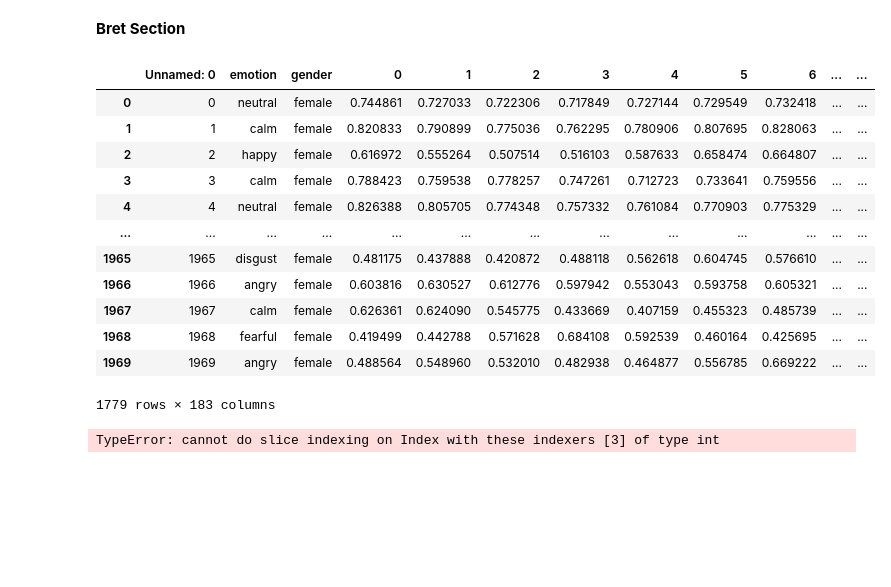
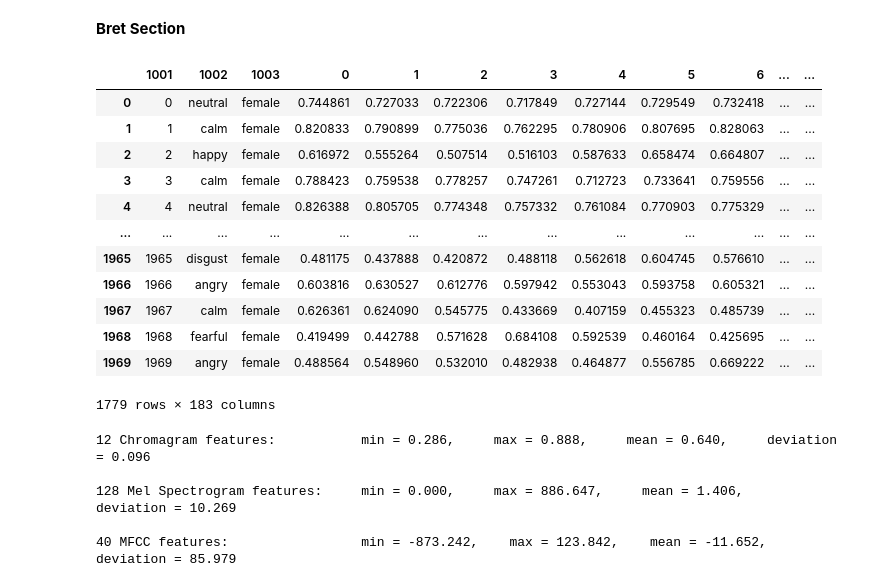
Before and after one commit to BretBauslaugh/Week3-Machine_Learning, a Jupyter notebook: Week_3_MachineLearning.ipynb, the cells around one changed output. Cells and saved outputs as stored; diff of their text form; code cells hidden in the pictures; blank space fills up the shorter version.

```diff
--- a/Week_3_MachineLearning.ipynb
+++ b/Week_3_MachineLearning.ipynb
@@ -574,11 +574,11 @@ As wonderful as Random Forests are, it's clear that we're going to need to pull
 # %% [markdown]
 **Bret Section**
 # %%
-dataset_combined = pd.read_csv('/content/drive/MyDrive/combinedEmo.csv')
-dataset_combined = dataset_combined.drop(dataset_combined[(dataset_combined['emotion'] == "surprised")].index)
+dataset_combined = pd.read_csv('/content/drive/MyDrive/combinedList.csv')
+dataset_combined = dataset_combined.drop(dataset_combined[(dataset_combined['1002'] == "surprised")].index)
 dataset_combined.head(2000)
 # %% [output]
-|  | Unnamed: 0 | emotion | gender | 0 | 1 | 2 | 3 | 4 | 5 | 6 | ... | ... |
+|  | 1001 | 1002 | 1003 | 0 | 1 | 2 | 3 | 4 | 5 | 6 | ... | ... |
 | 0 | 0 | neutral | female | 0.744861 | 0.727033 | 0.722306 | 0.717849 | 0.727144 | 0.729549 | 0.732418 | ... | ... |
 | 1 | 1 | calm | female | 0.820833 | 0.790899 | 0.775036 | 0.762295 | 0.780906 | 0.807695 | 0.828063 | ... | ... |
 | 2 | 2 | happy | female | 0.616972 | 0.555264 | 0.507514 | 0.516103 | 0.587633 | 0.658474 | 0.664807 | ... | ... |
@@ -595,7 +595,7 @@ dataset_combined.head(2000)
 # We would usually use df.describe(), but it provides a bit of a mess of information we don't need at the moment.
 def print_featuresCom(df):
     # Check chromagram feature values
-    features_df_chromagram = df.loc[:,3:14]
+    features_df_chromagram = df.iloc[:,3:14]
     chroma_min = features_df_chromagram.min().min()
     chroma_max = features_df_chromagram.max().max()
     # stack all features into a single series so we don't get a mean of means or stdev of stdevs
@@ -608,7 +608,7 @@ def print_featuresCom(df):
     deviation = {chroma_stdev:.3f}')
 
     # Check mel spectrogram feature values
-    features_df_melspectrogram = df.loc[:,15:142]
+    features_df_melspectrogram = df.iloc[:,15:142]
     mel_min = features_df_melspectrogram.min().min()
     mel_max = features_df_melspectrogram.max().max()
     # stack all features into a single series so we don't get a mean of means or stdev of stdevs
@@ -621,7 +621,7 @@ def print_featuresCom(df):
     deviation = {mel_stdev:.3f}')
 
     # Check MFCC feature values
-    features_df_mfcc = df.loc[:,143:182]
+    features_df_mfcc = df.iloc[:,143:182]
     mfcc_min = features_df_mfcc.min().min()
     mfcc_max = features_df_mfcc.max().max()
     # stack all features into a single series so we don't get a mean of means or stdev of stdevs
@@ -635,4 +635,8 @@ def print_featuresCom(df):
 
 print_featuresCom(dataset_combined)
 # %% [output]
-TypeError: cannot do slice indexing on Index with these indexers [3] of type int
+12 Chromagram features:           min = 0.286,     max = 0.888,     mean = 0.640,     deviation = 0.096
+
+128 Mel Spectrogram features:     min = 0.000,     max = 886.647,     mean = 1.406,     deviation = 10.269
+
+40 MFCC features:                 min = -873.242,    max = 123.842,    mean = -11.652,    deviation = 85.979
```
